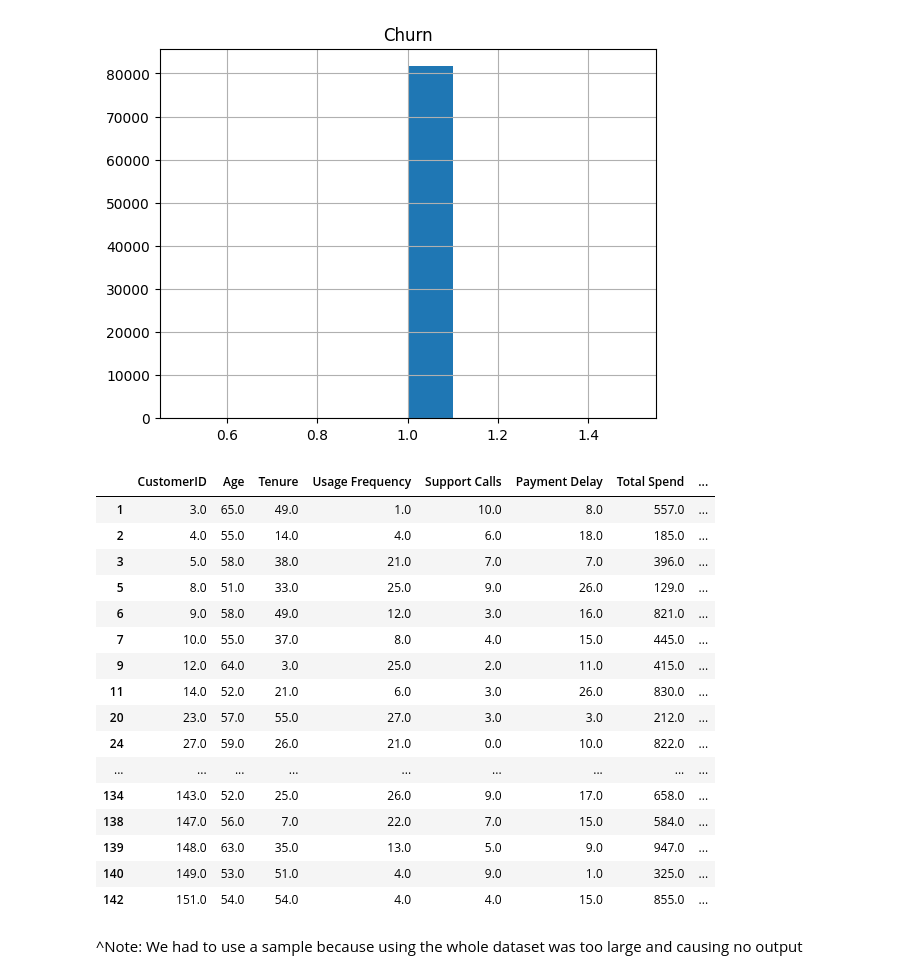
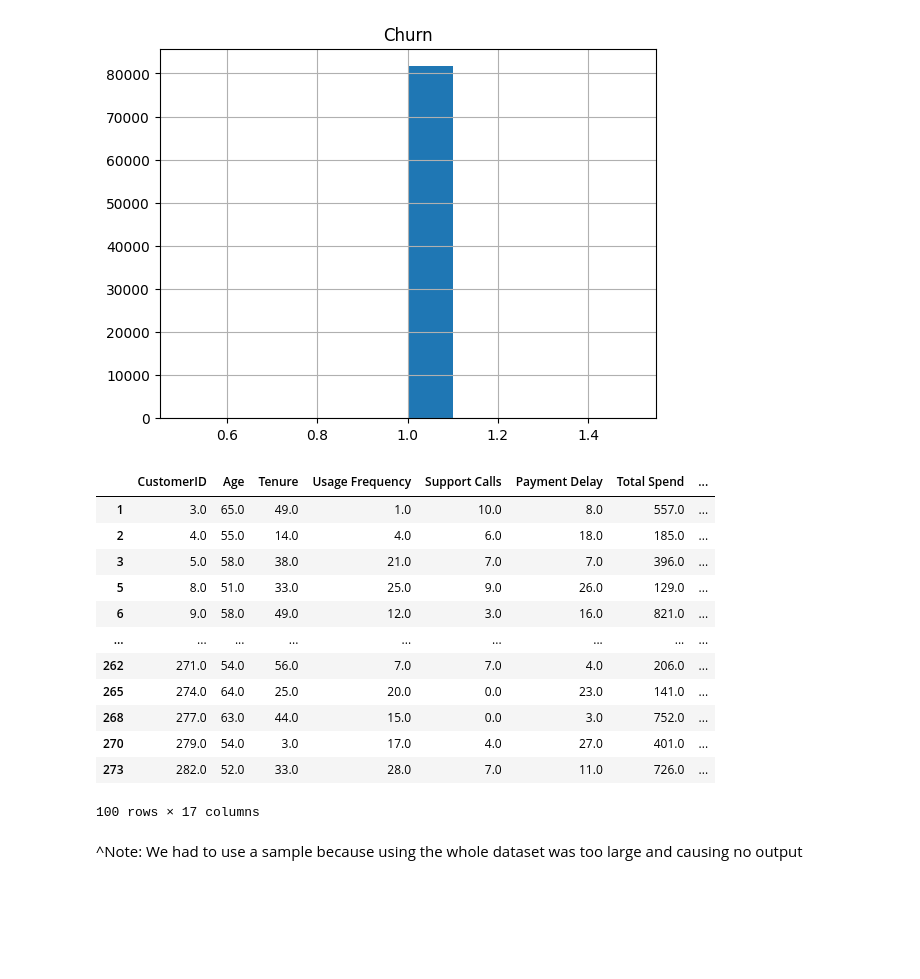
Before and after one commit to jkyc38/teammastercard, a Jupyter notebook: MasterCard_CustomerChurnPrediction.ipynb, the cells around one changed output. Drawn from its saved outputs; the diff is of its cells as text; code cells hidden in the pictures; blank space fills up the shorter version.

```diff
--- a/MasterCard_CustomerChurnPrediction.ipynb
+++ b/MasterCard_CustomerChurnPrediction.ipynb
@@ -299,25 +299,21 @@ filter_df.hist(column='Churn')
 array([[<Axes: title={'center': 'Churn'}>]], dtype=object)
 [figure]
 # %%
-df[df['Age']>50].head(50)
+df[df['Age']>50].head(100)
 # %% [output]
 |  | CustomerID | Age | Tenure | Usage Frequency | Support Calls | Payment Delay | Total Spend | ... |
 | 1 | 3.0 | 65.0 | 49.0 | 1.0 | 10.0 | 8.0 | 557.0 | ... |
 | 2 | 4.0 | 55.0 | 14.0 | 4.0 | 6.0 | 18.0 | 185.0 | ... |
 | 3 | 5.0 | 58.0 | 38.0 | 21.0 | 7.0 | 7.0 | 396.0 | ... |
 | 5 | 8.0 | 51.0 | 33.0 | 25.0 | 9.0 | 26.0 | 129.0 | ... |
 | 6 | 9.0 | 58.0 | 49.0 | 12.0 | 3.0 | 16.0 | 821.0 | ... |
-| 7 | 10.0 | 55.0 | 37.0 | 8.0 | 4.0 | 15.0 | 445.0 | ... |
-| 9 | 12.0 | 64.0 | 3.0 | 25.0 | 2.0 | 11.0 | 415.0 | ... |
-| 11 | 14.0 | 52.0 | 21.0 | 6.0 | 3.0 | 26.0 | 830.0 | ... |
-| 20 | 23.0 | 57.0 | 55.0 | 27.0 | 3.0 | 3.0 | 212.0 | ... |
-| 24 | 27.0 | 59.0 | 26.0 | 21.0 | 0.0 | 10.0 | 822.0 | ... |
 | ... | ... | ... | ... | ... | ... | ... | ... | ... |
-| 134 | 143.0 | 52.0 | 25.0 | 26.0 | 9.0 | 17.0 | 658.0 | ... |
-| 138 | 147.0 | 56.0 | 7.0 | 22.0 | 7.0 | 15.0 | 584.0 | ... |
-| 139 | 148.0 | 63.0 | 35.0 | 13.0 | 5.0 | 9.0 | 947.0 | ... |
-| 140 | 149.0 | 53.0 | 51.0 | 4.0 | 9.0 | 1.0 | 325.0 | ... |
-| 142 | 151.0 | 54.0 | 54.0 | 4.0 | 4.0 | 15.0 | 855.0 | ... |
+| 262 | 271.0 | 54.0 | 56.0 | 7.0 | 7.0 | 4.0 | 206.0 | ... |
+| 265 | 274.0 | 64.0 | 25.0 | 20.0 | 0.0 | 23.0 | 141.0 | ... |
+| 268 | 277.0 | 63.0 | 44.0 | 15.0 | 0.0 | 3.0 | 752.0 | ... |
+| 270 | 279.0 | 54.0 | 3.0 | 17.0 | 4.0 | 27.0 | 401.0 | ... |
+| 273 | 282.0 | 52.0 | 33.0 | 28.0 | 7.0 | 11.0 | 726.0 | ... |
+100 rows × 17 columns
 # %% [markdown]
 ^Note: We had to use a sample because using the whole dataset was too large and causing no output
 # %%
```
Also changed, not shown: 2 other files.
